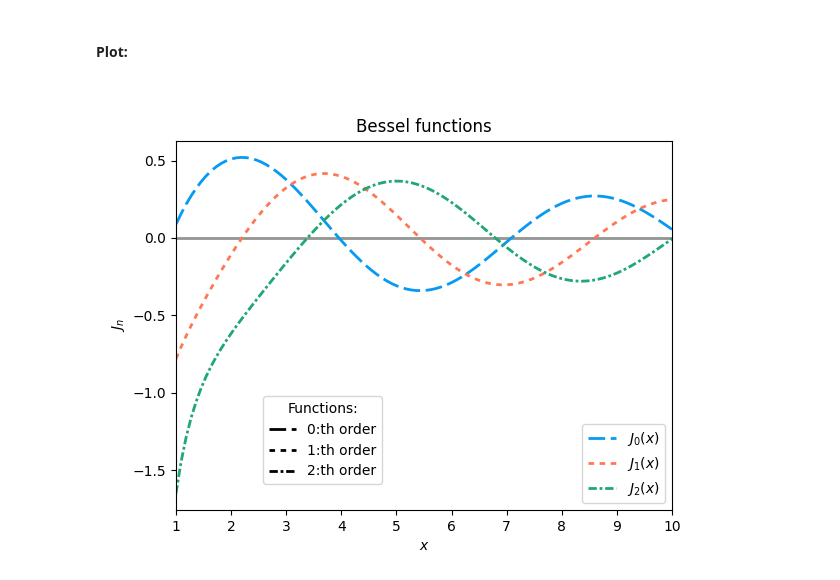
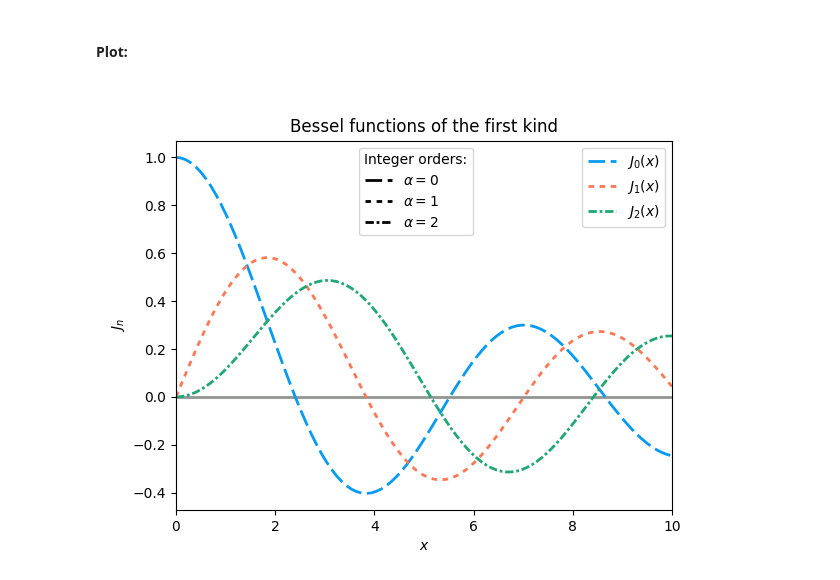
Before and after one commit to essaolavdict/function-illustrator, a Jupyter notebook: BesselFunctions.ipynb, the cells around one changed output. Cells and saved outputs as stored; diff of their text form; code cells hidden in the pictures.

Commit message:
First order Bessel functions and revised legend.

```diff
--- a/BesselFunctions.ipynb
+++ b/BesselFunctions.ipynb
@@ -12,27 +12,31 @@ from matplotlib.lines import Line2D
 # %% [markdown]
 #### Generate some data
 # %%
-x = np.linspace(1, 10, 100)
+x = np.linspace(0, 10, 100)
 # %% [markdown]
 #### Plot:
 # %%
 fig, ax = plt.subplots()
 ax.axhline(0, color='xkcd:gray', lw=2, linestyle='-')
-ax.plot(x, yn(0, x), dashes=(6, 2), lw = 2, color = 'xkcd:azure', label = "$J_{0}(x)$")
-ax.plot(x, yn(1, x), dashes=(2, 2), lw = 2, color = 'xkcd:melon', label = "$J_{1}(x)$")
-ax.plot(x, yn(2, x), dashes=(3, 1, 1, 1), lw = 2, color = 'xkcd:jade', label = "$J_{2}(x)$")
+ax.plot(x, jv(0, x), dashes=(6, 2), lw = 2, color = 'xkcd:azure', label = "$J_{0}(x)$")
+ax.plot(x, jv(1, x), dashes=(2, 2), lw = 2, color = 'xkcd:melon', label = "$J_{1}(x)$")
+ax.plot(x, jv(2, x), dashes=(3, 1, 1, 1), lw = 2, color = 'xkcd:jade', label = "$J_{2}(x)$")
 
-legend_data = [Line2D([], [], dashes=(6, 2), lw = 2, color = 'xkcd:black', label = '0:th order'),
-               Line2D([], [], dashes=(2, 2), lw = 2, color = 'xkcd:black', label = '1:th order'),
-               Line2D([], [], dashes=(3, 1, 1, 1), lw = 2, color = 'xkcd:black', label = '2:th order')
+legend_data = [Line2D([], [], dashes=(6, 2), lw = 2, color = 'xkcd:black', label = r'$\alpha=0$'),
+               Line2D([], [], dashes=(2, 2), lw = 2, color = 'xkcd:black', label = r'$\alpha=1$'),
+               Line2D([], [], dashes=(3, 1, 1, 1), lw = 2, color = 'xkcd:black', label = r'$\alpha=2$')
               ]
 ax.legend()
-fig.legend(handles=legend_data, title="Functions:", loc="lower left", bbox_to_anchor=(0.25, 0.15))
+leg = fig.legend(handles=legend_data, title="Integer orders:", loc="upper left", bbox_to_anchor=(0.4, 0.88))
+leg.get_title().set_ha("left")
+for text in leg.get_texts():
+    text.set_ha("left")
+leg._legend_box.align = "left"
 
 ax.set_xlabel('$x$')
 ax.set_ylabel('$J_{n}$')
-ax.set_xlim([1, 10])
-ax.set_title('Bessel functions')
+ax.set_xlim([0, 10])
+ax.set_title('Bessel functions of the first kind')
 plt.show()
 # %% [output]
-[figure, old version]
+[figure, new version]
```
Also changed, not shown: parts of 1 cell of this notebook, 1 other file.
